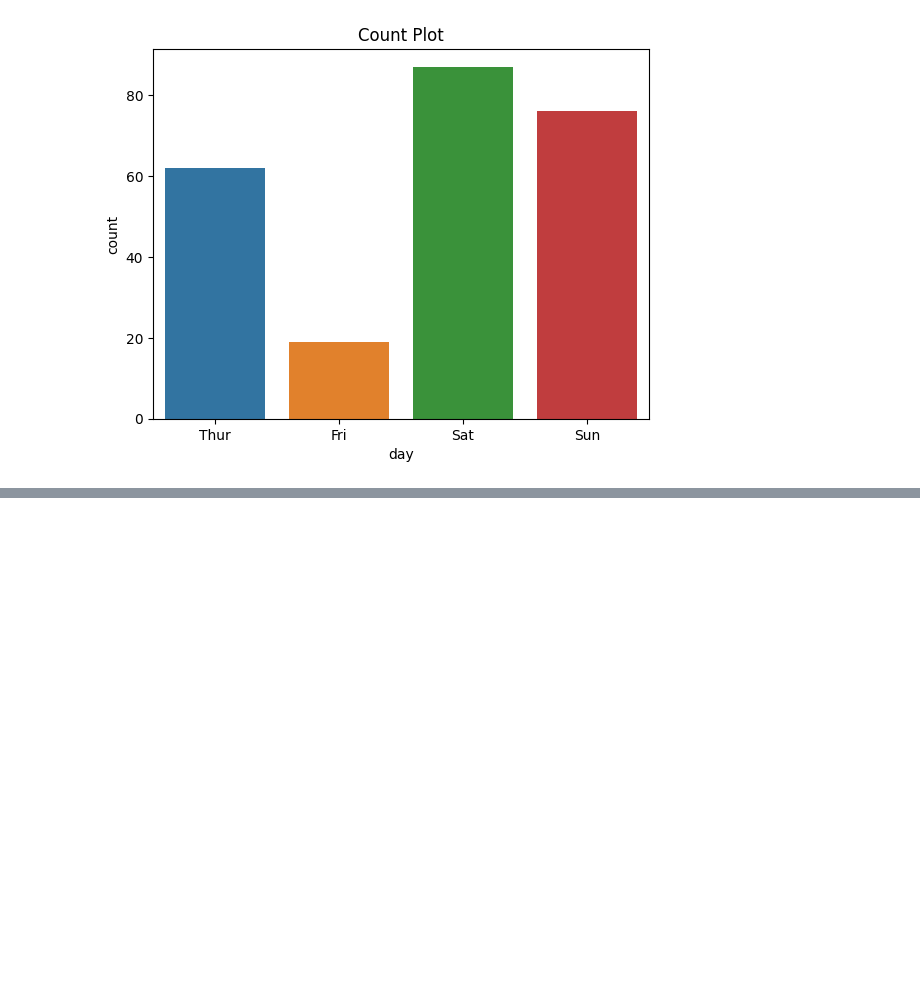
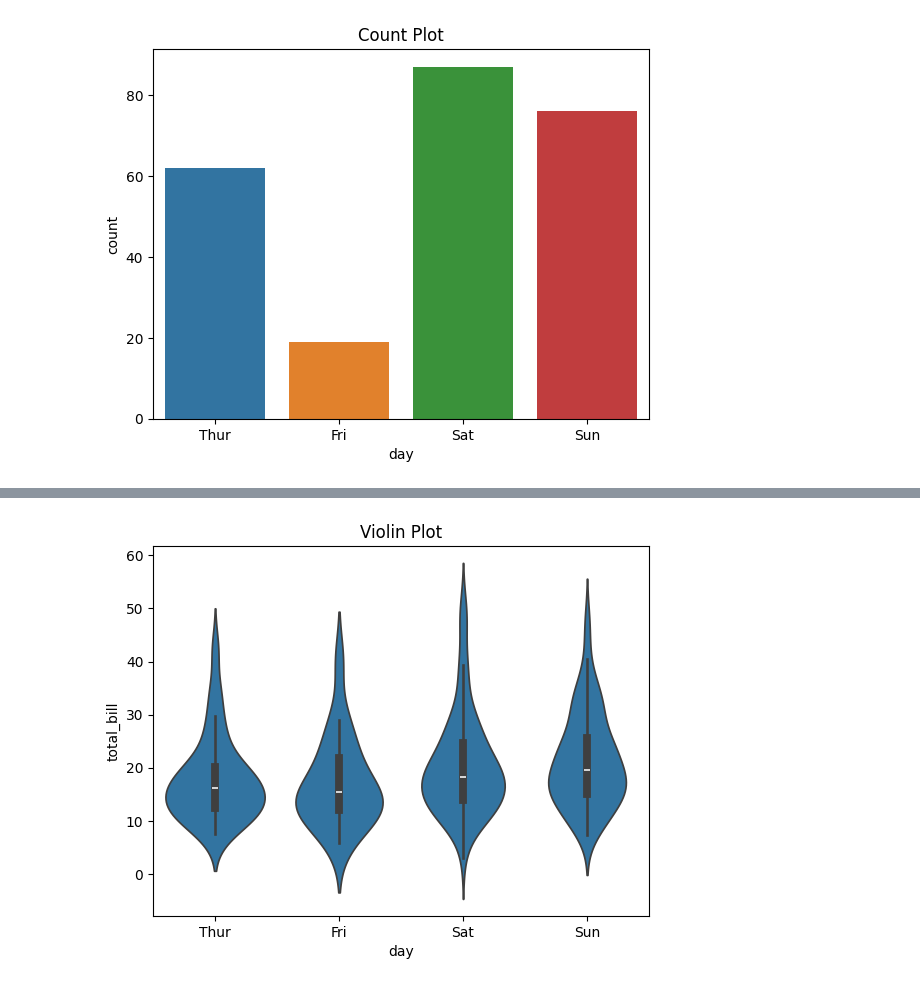
Before and after one commit to bharathkatakam16-sys/colab-notebook-practice, a Jupyter notebook: 27th_Nov.ipynb, the cells around one changed output, grey strips where cells are left out. Saved outputs shown, nothing was run; the diff lists cells and outputs as text; code cells hidden in the pictures; blank space fills up the shorter version.

```diff
--- a/27th_Nov.ipynb
+++ b/27th_Nov.ipynb
@@ -120,0 +161,7 @@ plt.show()
+# %%
+#violinplot -- it combines box plot with a distribution density shape
+sns.violinplot(data=df,x='day', y='total_bill')
+plt.title('Violin Plot')
+plt.show()
+# %% [output]
+[figure, added]
```
Also changed, not shown: parts of 9 cells of this notebook.
